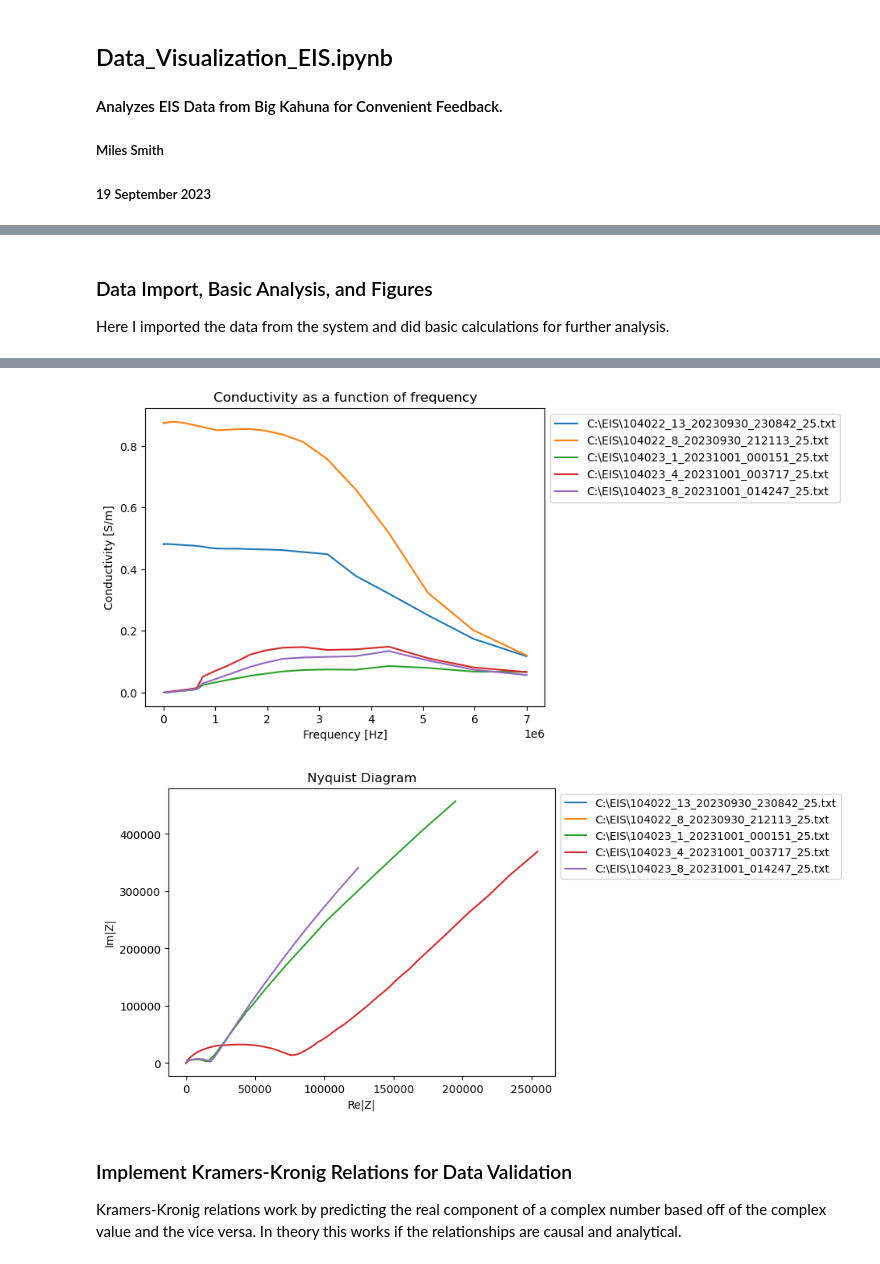
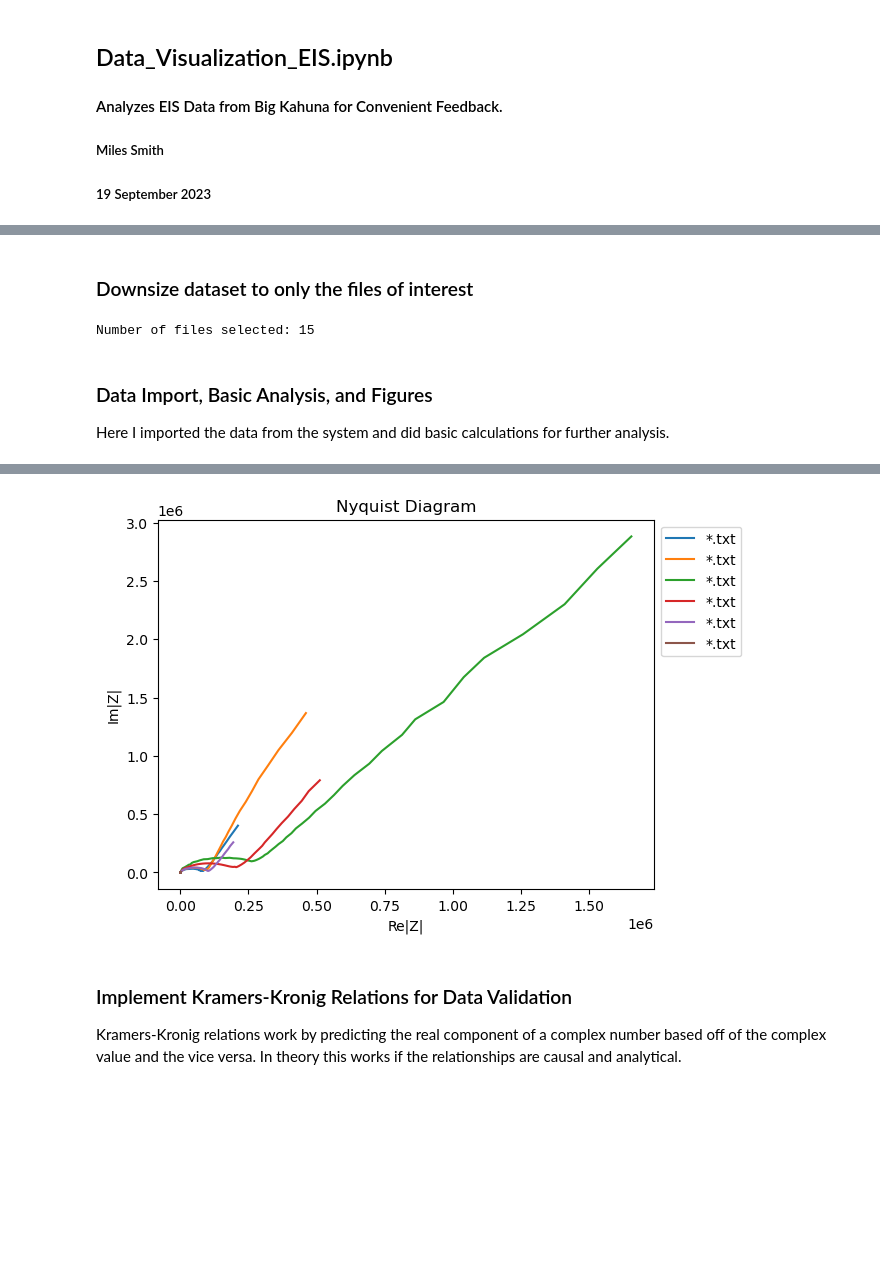
Before and after one commit to milesmsmith/auto-eis-conductivity, a Jupyter notebook: Data_Visualization_EIS.ipynb, the cells around one changed output, grey strips where cells are left out. Cells and saved outputs as stored; diff of their text form; code cells hidden in the pictures; blank space fills up the shorter version.

Commit message:
Create v1 of figure

```diff
--- a/Data_Visualization_EIS.ipynb
+++ b/Data_Visualization_EIS.ipynb
@@ -101,6 +104,29 @@ for i in range(len(frequency)):
     frequency[i] = np.int32(frequency[i])
 
 f = np.array(frequency)
+# %% [markdown]
+### Downsize dataset to only the files of interest
+# %%
+### Read in all file names in EIS folder ###
+
+# Specify the directory path and file extension pattern
+extension_pattern = '*.txt'  # List .txt files, for example
+
+# Get a list of file names matching the pattern in the directory
+path_names = glob.glob(os.path.join(directory_path, extension_pattern))
+
+# New list to append the files of interest
+useful_path = []
+for path in path_names:
+    if (date1 in path) or (date1 == "skip") or (date2 in path) or (date2 == "skip"):
+        if (vial_number in path) or (vial_number == "skip"):
+            if (temperature in path) or (temperature == "skip"):
+                if (plate_number in path) or (plate_number == "skip"):
+                    useful_path.append(path)
+
+print("Number of files selected: " + str(len(useful_path)))
+# %% [output]
+Number of files selected: 15
 # %% [markdown]
 ### Data Import, Basic Analysis, and Figures
 Here I imported the data from the system and did basic calculations for further analysis.
@@ -108,7 +134,6 @@ Here I imported the data from the system and did basic calculations for further
 '''
 Open and manage data from .txt files
 '''
-
 
 bad_data = 0
 good_data = 0
@@ -165,7 +190,10 @@ for path in useful_path:
         Re_residuals_avg = statistics.mean(abs(res_real))
         Im_residuals_avg = statistics.mean(abs(res_imag))
 
-        bad_data_threshold = 0.05
+        if (data_filter_selection == 1):
+            bad_data_threshold = avg_residuals_cutoff
+        else:
+            bad_data_threshold = math.inf
 
         # Use linKK to identify which datasets have large residuals.
         if Re_residuals_avg > bad_data_threshold or Im_residuals_avg > bad_data_threshold:
@@ -173,18 +201,41 @@ for path in useful_path:
             bad_data += 1
             continue
         else:
-            # print("[!!] Residuals are good in: ", file.name)
+            print("[!!] Residuals are good in: ", file.name)
             good_data += 1
+            Z = ZOhm
 
+            if (save_main_fig == 1):
+                pass
+            else:
+                circuit = user_circuit
+                # Initial guess of parameter values for ECM. From my observations this is a bit finnicky.
+                initial_guess = user_guess
+                circuit = CustomCircuit(circuit, initial_guess=initial_guess)
+                # Fit data to equivalent circuit model
+                circuit.fit(f, Z)
+                Z_fit = circuit.predict(f)
 
-        #print("<Re|Z|_linKK - Re|Z|_meas>: ", Re_residuals_avg, "<Im|Z|_linKK - Im|Z|_meas>: ", Im_residuals_avg)
+                # Create Nyquist Plot
+                plt.figure(4)
+                modelFig, ax = plt.subplots()
+                plot_nyquist(Z, fmt='o', scale=10, ax=ax)
+                plot_nyquist(Z_fit, fmt='-', scale=10, ax=ax)
+                plot_nyquist(Z_linKK, fmt='-', scale=10, ax=ax)
+                plt.legend([path, 'Circuit Model', 'Kronigs-Kramer Model'], bbox_to_anchor=(1, 1))
+                modelFig.show()
 
-
+                # Plot residuals
+                plt.figure(5)
+                residualFig, ax2 = plt.subplots()
+                plot_residuals(ax2, f, res_real, res_imag, y_limits=(-50, 50))
+                residualFig.show()
 
         '''
         Make figures
         '''
         if len(frequency) == len(conductivity):
+            '''
             plt.figure(1)
             plt.plot(frequency, conductivity, label = path)
             plt.title('Conductivity as a function of frequency')
@@ -192,10 +243,11 @@ for path in useful_path:
             plt.ylabel('Conductivity [S/m]')
             plt.legend(bbox_to_anchor=(1, 1))
             # plt.ylim((0, 10))
+            '''
 
             plt.figure(2)
             #plt.loglog(ReZOhm, ImZOhm, label = path) # I know this is unconventional, but it makes it easier to look at multiple lines.
-            plt.plot(ReZOhm, ImZOhm, label = path) # I know this is unconventional, but it makes it easier to look at multiple lines.=
+            plt.plot(ReZOhm, ImZOhm, label = path)
             # plt.plot(np.real(Z_linKK), -np.imag(Z_linKK), linestyle = '--', label = path)
             plt.title('Nyquist Diagram')
             plt.xlabel('Re|Z|')
@@ -224,10 +276,8 @@ for path in useful_path:
         else:
             print("Dimensionality Error in file:" + path + "\nLength of Conductivity Array:" + str(len(conductivity)))
 
+print("Number of Adequate Data Files: ", good_data, "| Number of Poor Data Files: ", bad_data, "| Total Number of Files: ", good_data+bad_data)
 
-print("Number of Adequate Data Files: ", good_data, "| Number of Poor Data Files: ", bad_data, "| Total Number of Files: ", good_data+bad_data)
-    # Testing the magnitude and phase -- Looks good to me
-    # print("Magnitude of Z: " + str(ZVector[1]))
-    # print("Re|Z|: " + str(ReZOhm[1]) + "Im|Z|: " +str(ImZOhm[1]))
-    # print("Phase of Z: " + str(ZPhase[1]))
+if (save_main_fig == 1):
+    plt.savefig(directory_path+'_mainfigure.png')
 # %% [output]
@@ -251,5 +301,4 @@ Number of Adequate Data Files:  5 | Number of Poor Data Files:  22 | Total Numbe
-[figure, old version]
+[figure, new version]
-[figure, removed]
 # %% [markdown]
 ### Implement Kramers-Kronig Relations for Data Validation
 Kramers-Kronig relations work by predicting the real component of a complex number based off of the complex value and the vice versa. In theory this works if the relationships are causal and analytical.
```
Also changed, not shown: parts of 11 cells of this notebook, 1 other file.
